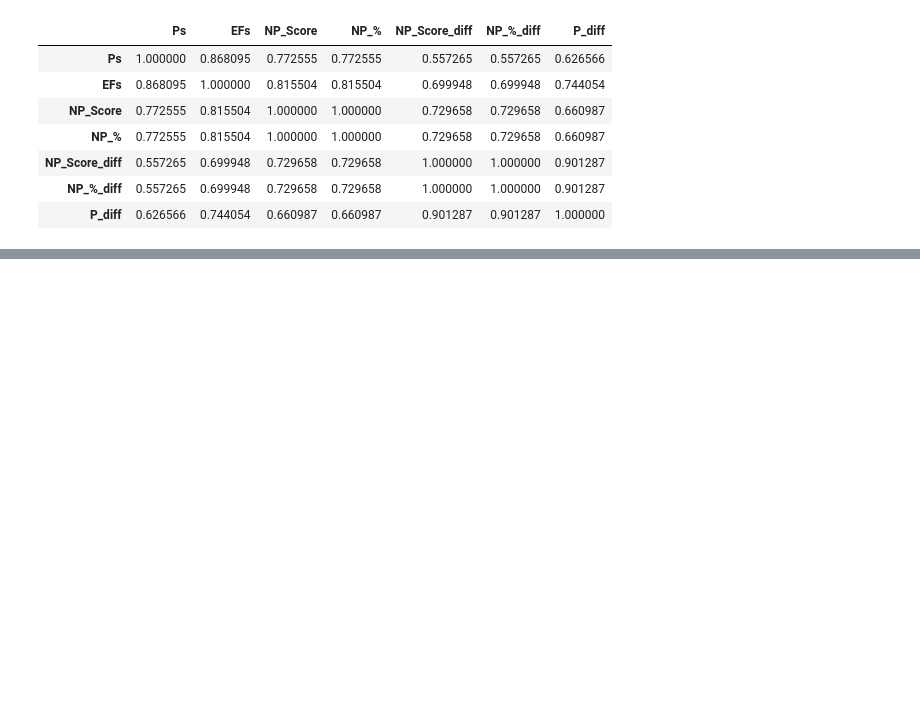
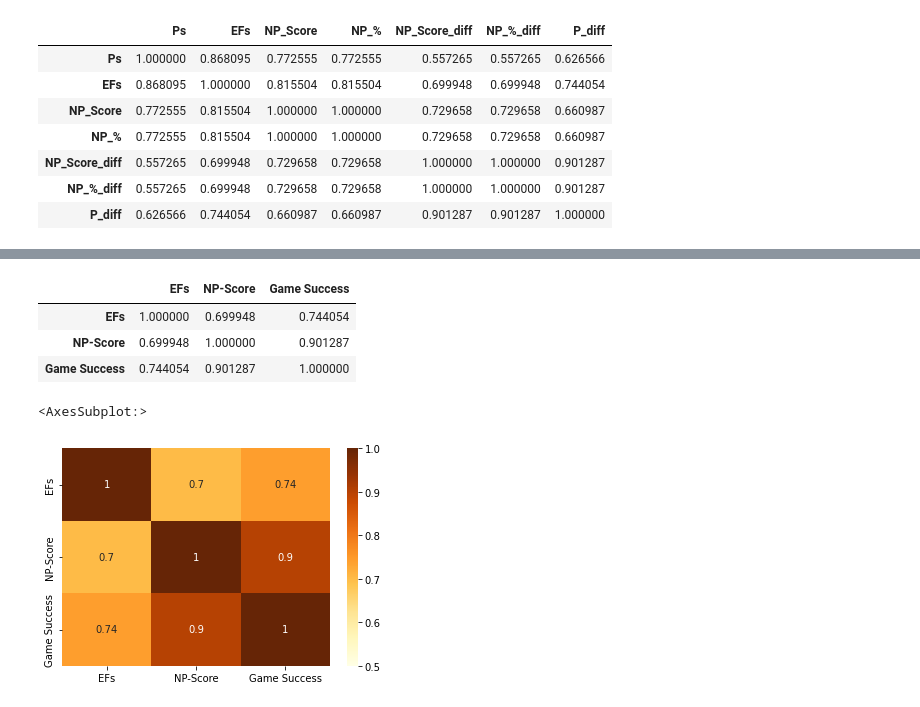
Before and after one commit to Net-Positive/Net_Positive, a Jupyter notebook: EDA/player_scores.ipynb, the cells around one changed output, grey strips where cells are left out. Cells and saved outputs as stored; diff of their text form; code cells hidden in the pictures; blank space fills up the shorter version.

Commit message:
added heatmap image

```diff
--- a/EDA/player_scores.ipynb
+++ b/EDA/player_scores.ipynb
@@ -304,0 +340,2 @@ corr_test_df.corr()
+# %%
+corr_demo = corr_test_df.copy()
@@ -304,0 +351,2 @@ corr_test_df.corr()
+# %%
+corr_demo.drop(columns=['Ps','NP_Score','NP_%', 'NP_Score_diff' ], inplace=True)
@@ -304,0 +362,13 @@ corr_test_df.corr()
+# %%
+corr_demo.rename(columns={'team' : 'Team' , 'EFs' : 'Efficiency', 'NP_%_diff' : 'NP-Score', 'P_diff' : 'Game Success'}, inplace=True)
+corr_demo.corr()
+# %% [output]
+|  | EFs | NP-Score | Game Success |
+| EFs | 1.000000 | 0.699948 | 0.744054 |
+| NP-Score | 0.699948 | 1.000000 | 0.901287 |
+| Game Success | 0.744054 | 0.901287 | 1.000000 |
+# %%
+sns.heatmap(corr_demo.corr(), vmin=0.5, vmax=1.00, cmap="YlOrBr", annot=True)
+# %% [output]
+<AxesSubplot:>
+[figure, added]
```
Also changed, not shown: parts of 7 cells of this notebook, 1 other file.
